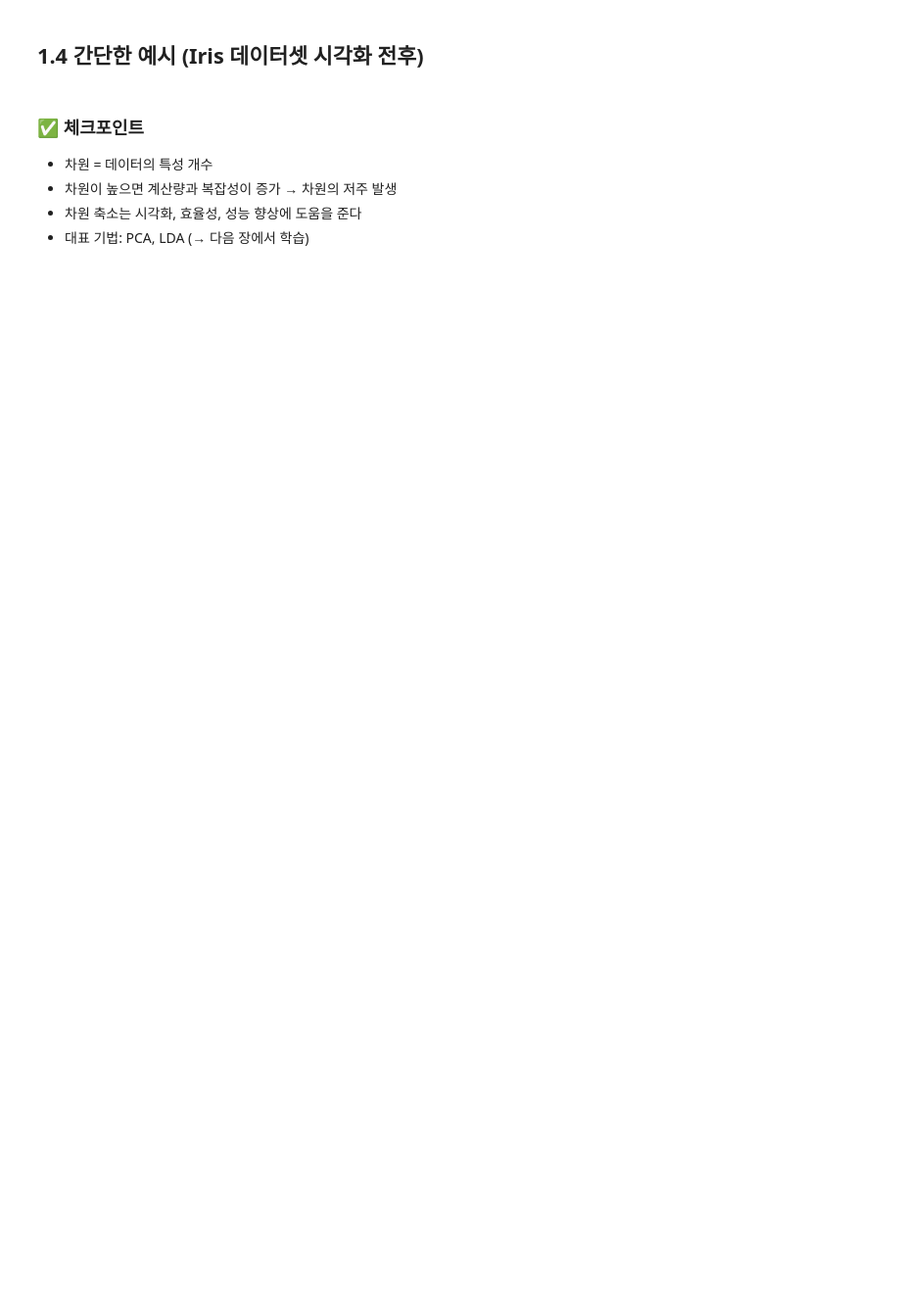
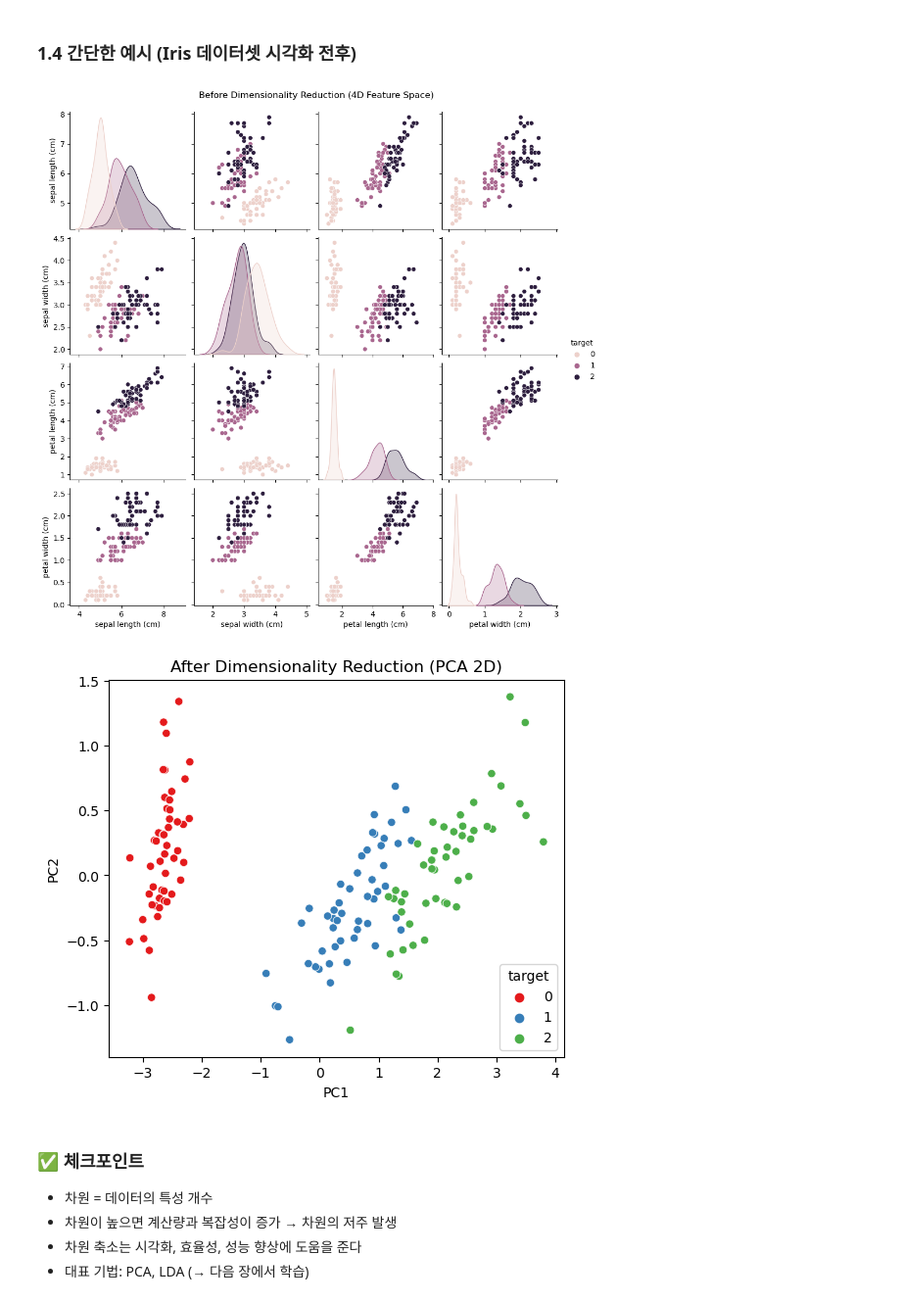
Before and after one commit to rlaalstn1504/part-1, a Jupyter notebook: 1-12_차원축소.ipynb, the cells around one changed output. Shown at 98% size. Drawn from its saved outputs; the diff is of its cells as text; code cells hidden in the pictures; blank space fills up the shorter version.

```diff
--- a/1-12_차원축소.ipynb
+++ b/1-12_차원축소.ipynb
@@ -82,22 +86,44 @@
 # %% [markdown]
-## 1.4 간단한 예시 (Iris 데이터셋 시각화 전후)
+### 1.4 간단한 예시 (Iris 데이터셋 시각화 전후)
 # %%
 from sklearn.datasets import load_iris
+from sklearn.decomposition import PCA
 import pandas as pd
 import seaborn as sns
 import matplotlib.pyplot as plt
+import warnings
+import matplotlib.pyplot as plt
+warnings.filterwarnings("ignore", category=FutureWarning) # FutureWarning 숨기기
+
 
 # 데이터 불러오기
 iris = load_iris()
 df = pd.DataFrame(iris.data, columns=iris.feature_names)
 df["target"] = iris.target
 
-# 4차원 데이터를 pairplot으로 확인 (복잡함)
+# ---------------------
+# 전(before): 4D → pairplot
+# ---------------------
 sns.pairplot(df, hue="target", vars=iris.feature_names)
+plt.suptitle("Before Dimensionality Reduction (4D Feature Space)", y=1.02)
 plt.show()
 
-# 4차원 데이터는 시각적으로 해석하기 어려움
-# 이후 PCA, LDA 등을 통해 2D로 줄이면 훨씬 직관적으로 볼 수 있음
+# ---------------------
+# 후(after): PCA → 2D
+# ---------------------
+pca = PCA(n_components=2)
+pca_result = pca.fit_transform(iris.data)
+
+df_pca = pd.DataFrame(pca_result, columns=["PC1", "PC2"])
+df_pca["target"] = iris.target
+
+plt.figure(figsize=(6,5))
+sns.scatterplot(x="PC1", y="PC2", hue="target", data=df_pca, palette="Set1")
+plt.title("After Dimensionality Reduction (PCA 2D)")
+plt.show()
+# %% [output]
+[figure, added]
+[figure, added]
 # %% [markdown]
 ### ✅ 체크포인트
 - 차원 = 데이터의 특성 개수
```
Also changed, not shown: parts of 33 cells of this notebook, 8 other files.
